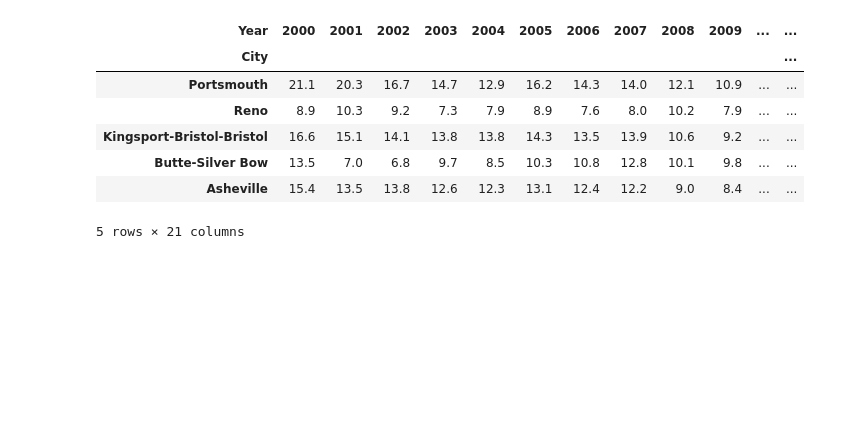
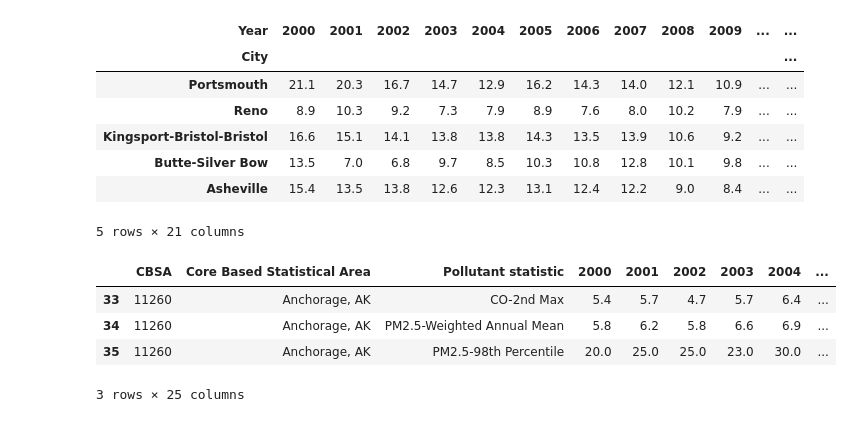
Before and after one commit to roshanmehta12/US-air-quality, a Jupyter notebook: mp1-air-quality.ipynb, the cells around one changed output. Drawn from its saved outputs; the diff is of its cells as text; code cells hidden in the pictures; blank space fills up the shorter version.

Commit message:
Edited plots, added a specific location

```diff
--- a/mp1-air-quality.ipynb
+++ b/mp1-air-quality.ipynb
@@ -232,5 +265,15 @@ x_mod1.sort_values(by=['change']).head()
 | Asheville | 15.4 | 13.5 | 13.8 | 12.6 | 12.3 | 13.1 | 12.4 | 12.2 | 9.0 | 8.4 | ... | ... |
 5 rows × 21 columns
 # %%
-# Choosing a meaningful location & checking if that place was in compliance with
+# Choosing a specific location & checking if that place was in compliance with
 # EPA primary standards as of the most recent measurement.
+
+data_mod1.loc[data_mod1['City'] == 'Anchorage']
+
+# 2.4 is less than 9 ppm | 7.4 is less than 12 µg/m3 | 35 at the max standard level of 35.0
+# %% [output]
+|  | CBSA | Core Based Statistical Area | Pollutant statistic | 2000 | 2001 | 2002 | 2003 | 2004 | ... |
+| 33 | 11260 | Anchorage, AK | CO-2nd Max | 5.4 | 5.7 | 4.7 | 5.7 | 6.4 | ... |
+| 34 | 11260 | Anchorage, AK | PM2.5-Weighted Annual Mean | 5.8 | 6.2 | 5.8 | 6.6 | 6.9 | ... |
+| 35 | 11260 | Anchorage, AK | PM2.5-98th Percentile | 20.0 | 25.0 | 25.0 | 23.0 | 30.0 | ... |
+3 rows × 25 columns
```
Also changed, not shown: parts of 12 cells of this notebook, 2 other files.
